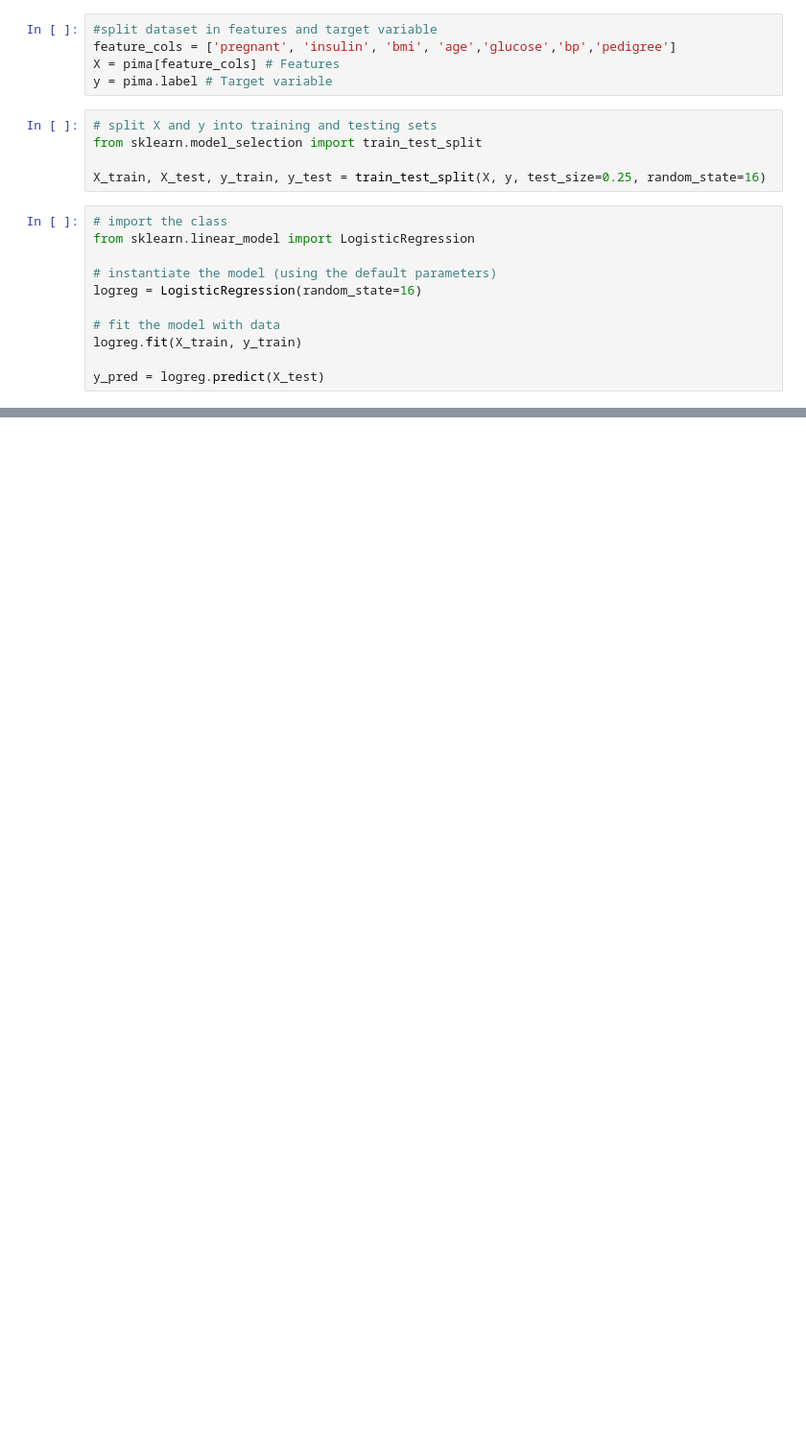
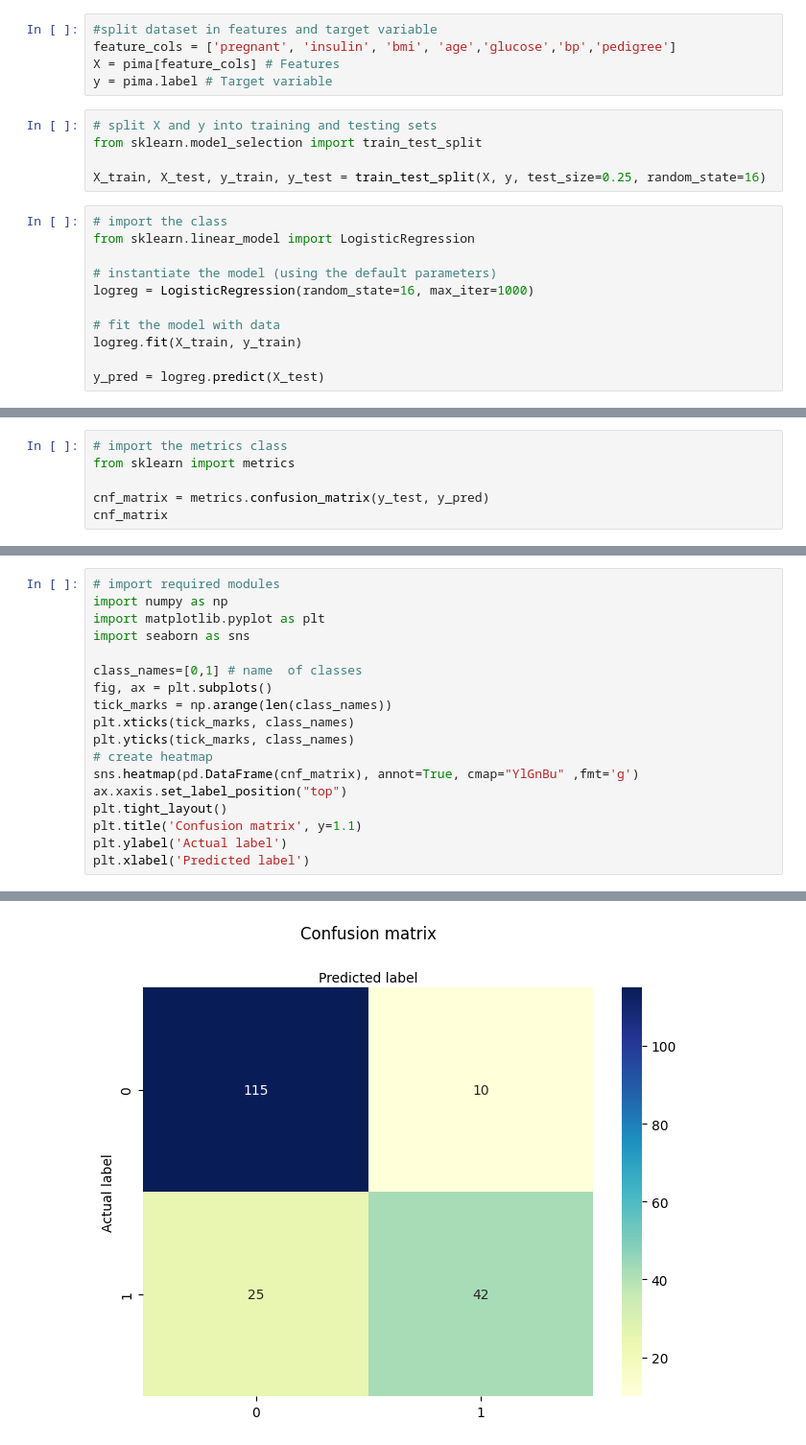
Before and after one commit to pradeepbiswal/ARCH, a Jupyter notebook: LogisticsRegression2.ipynb, the cells around one changed output, grey strips where cells are left out. Shown: that part at 96% size. Cells and saved outputs as stored; diff of their text form; blank space fills up the shorter version.

```diff
--- a/LogisticsRegression2.ipynb
+++ b/LogisticsRegression2.ipynb
@@ -29,7 +33,7 @@ X_train, X_test, y_train, y_test = train_test_split(X, y, test_size=0.25, random
 from sklearn.linear_model import LogisticRegression
 
 # instantiate the model (using the default parameters)
-logreg = LogisticRegression(random_state=16)
+logreg = LogisticRegression(random_state=16, max_iter=1000)
 
 # fit the model with data
 logreg.fit(X_train, y_train)
@@ -39,0 +42,6 @@ ValueError: ignored
+# %%
+# import the metrics class
+from sklearn import metrics
+
+cnf_matrix = metrics.confusion_matrix(y_test, y_pred)
+cnf_matrix
@@ -39,0 +51,19 @@ ValueError: ignored
+# %%
+# import required modules
+import numpy as np
+import matplotlib.pyplot as plt
+import seaborn as sns
+
+class_names=[0,1] # name  of classes
+fig, ax = plt.subplots()
+tick_marks = np.arange(len(class_names))
+plt.xticks(tick_marks, class_names)
+plt.yticks(tick_marks, class_names)
+# create heatmap
+sns.heatmap(pd.DataFrame(cnf_matrix), annot=True, cmap="YlGnBu" ,fmt='g')
+ax.xaxis.set_label_position("top")
+plt.tight_layout()
+plt.title('Confusion matrix', y=1.1)
+plt.ylabel('Actual label')
+plt.xlabel('Predicted label')
+# %% [output]
@@ -39,0 +71 @@ ValueError: ignored
+[figure, added]
```
Also changed, not shown: parts of 4 cells of this notebook.
